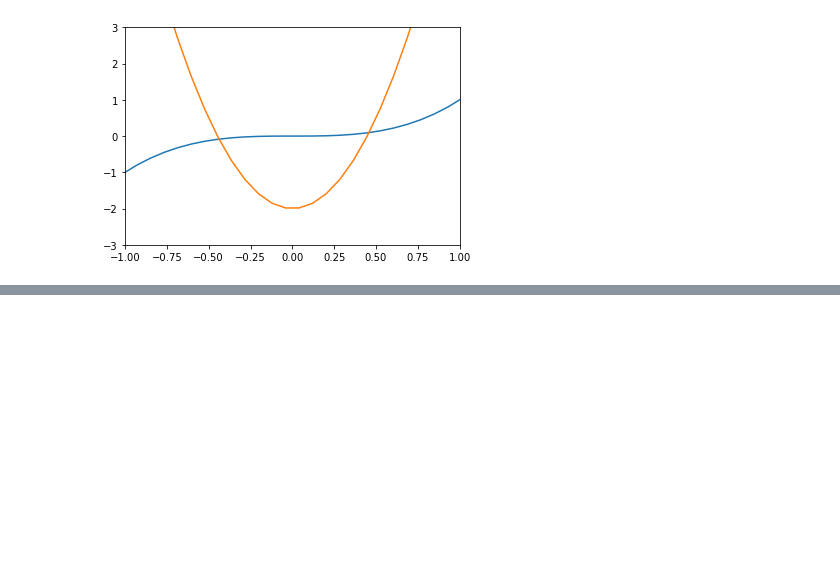
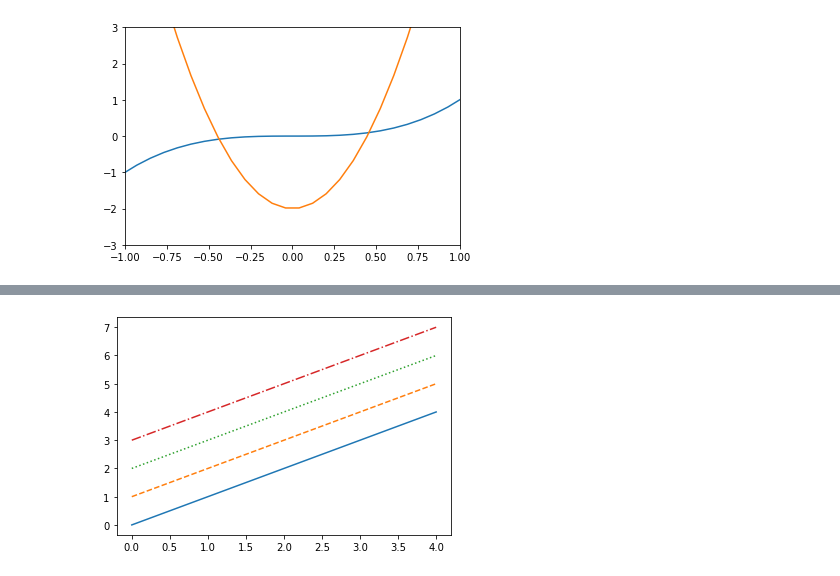
Before and after one commit to 2dowon/Playdata, a Jupyter notebook: Python/12 데이터 시각화/01 matplotlib로 그래프 그리기.ipynb, the cells around one changed output, grey strips where cells are left out. Saved outputs shown, nothing was run; the diff lists cells and outputs as text; code cells hidden in the pictures; blank space fills up the shorter version.

```diff
--- a/Python/12 데이터 시각화/01 matplotlib로 그래프 그리기.ipynb
+++ b/Python/12 데이터 시각화/01 matplotlib로 그래프 그리기.ipynb
@@ -177,0 +201,5 @@ plt.show()
+# %%
+plt.plot(x, y1, "-", x, y2, "--", x, y3, ":", x, y4, "-.")
+plt.show()
+# %% [output]
+[figure, added]
```
Also changed, not shown: parts of 52 cells of this notebook, 2 other files.
